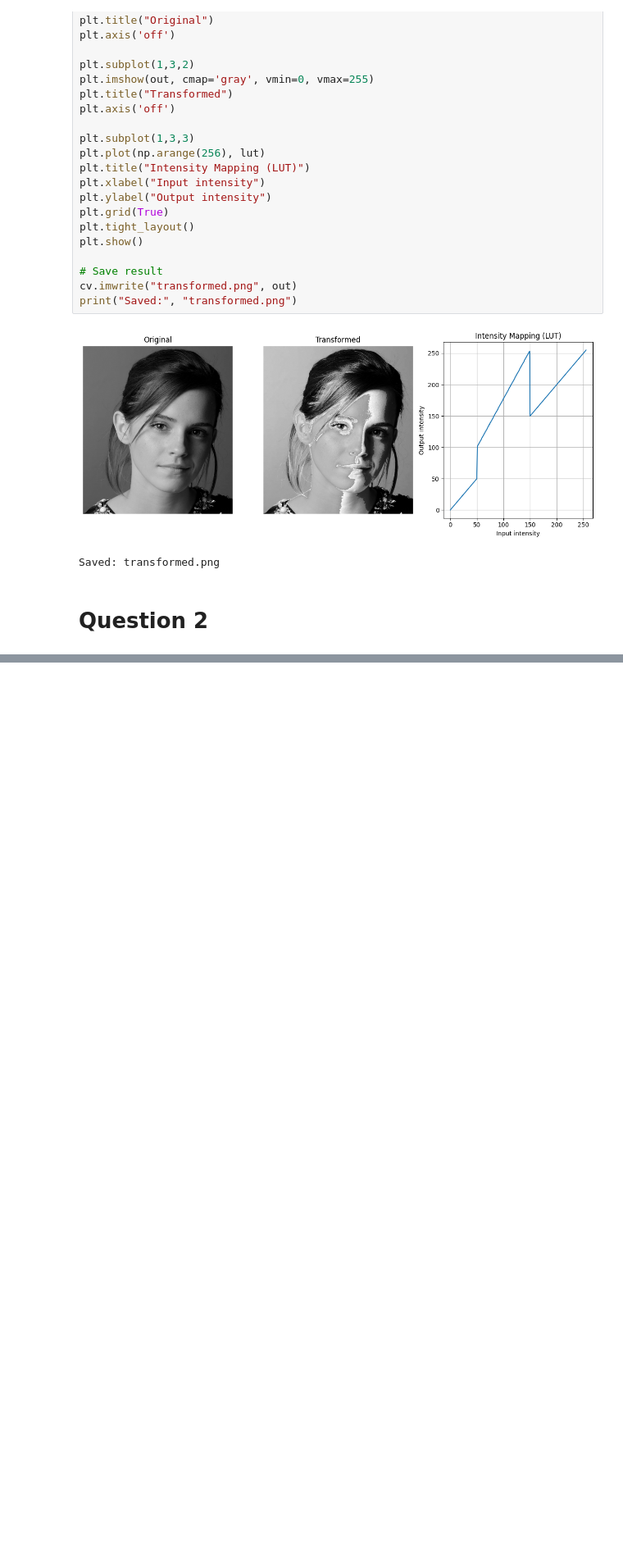
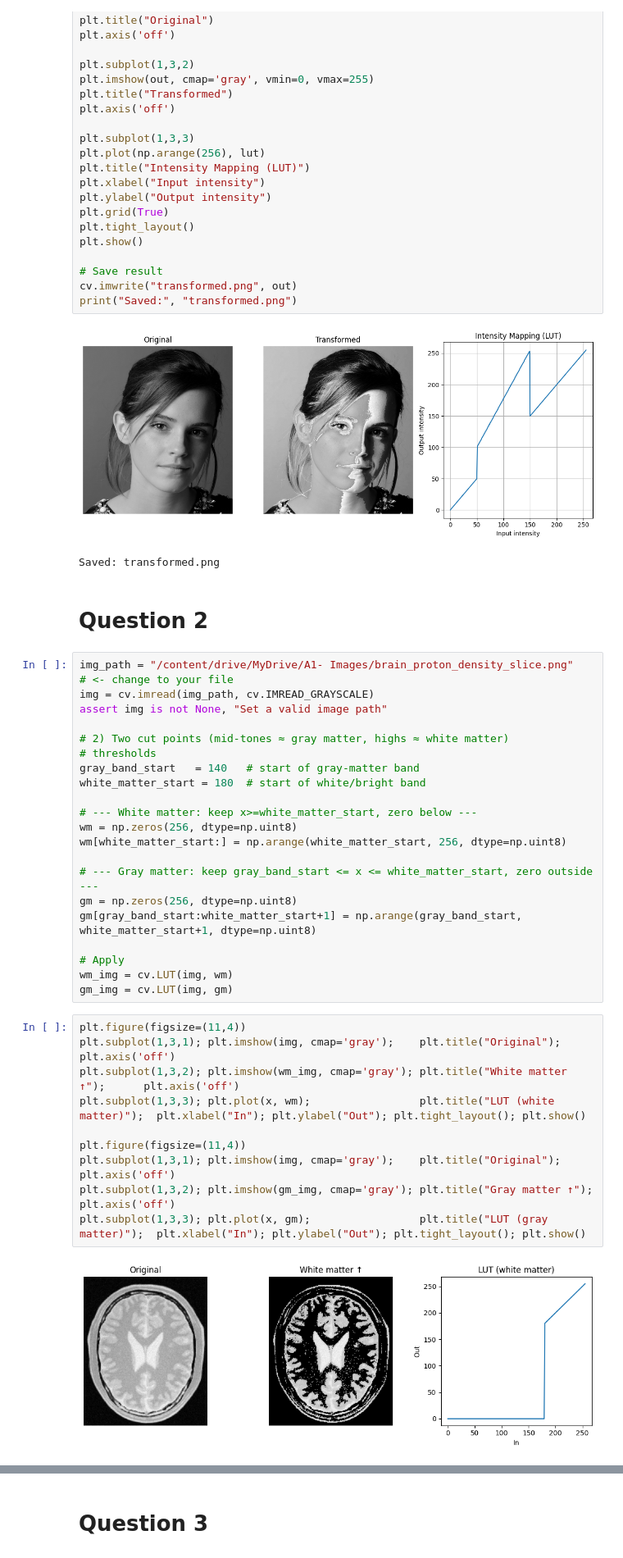
Before and after one commit to piumalnipun9/Assignment-1-Intensity-Transformations-and-Neighborhood-Filtering, a Jupyter notebook: Assignment_1_Intensity_Transformations_and_Neighborhood_Filtering.ipynb, the cells around one changed output, grey strips where cells are left out. Shown at 82% size. Saved outputs shown, nothing was run; the diff lists cells and outputs as text; blank space fills up the shorter version.

```diff
--- a/Assignment_1_Intensity_Transformations_and_Neighborhood_Filtering.ipynb
+++ b/Assignment_1_Intensity_Transformations_and_Neighborhood_Filtering.ipynb
@@ -64,3 +64,36 @@ print("Saved:", "transformed.png")
 Saved: transformed.png
 # %% [markdown]
 # Question 2
+# %%
+img_path = "/content/drive/MyDrive/A1- Images/brain_proton_density_slice.png"   # <- change to your file
+img = cv.imread(img_path, cv.IMREAD_GRAYSCALE)
+assert img is not None, "Set a valid image path"
+
+# 2) Two cut points (mid-tones ≈ gray matter, highs ≈ white matter)
+# thresholds
+gray_band_start   = 140   # start of gray-matter band
+white_matter_start = 180  # start of white/bright band
+
+# --- White matter: keep x>=white_matter_start, zero below ---
+wm = np.zeros(256, dtype=np.uint8)
+wm[white_matter_start:] = np.arange(white_matter_start, 256, dtype=np.uint8)
+
+# --- Gray matter: keep gray_band_start <= x <= white_matter_start, zero outside ---
+gm = np.zeros(256, dtype=np.uint8)
+gm[gray_band_start:white_matter_start+1] = np.arange(gray_band_start, white_matter_start+1, dtype=np.uint8)
+
+# Apply
+wm_img = cv.LUT(img, wm)
+gm_img = cv.LUT(img, gm)
+# %%
+plt.figure(figsize=(11,4))
+plt.subplot(1,3,1); plt.imshow(img, cmap='gray');    plt.title("Original");            plt.axis('off')
+plt.subplot(1,3,2); plt.imshow(wm_img, cmap='gray'); plt.title("White matter ↑");      plt.axis('off')
+plt.subplot(1,3,3); plt.plot(x, wm);                 plt.title("LUT (white matter)");  plt.xlabel("In"); plt.ylabel("Out"); plt.tight_layout(); plt.show()
+
+plt.figure(figsize=(11,4))
+plt.subplot(1,3,1); plt.imshow(img, cmap='gray');    plt.title("Original");           plt.axis('off')
+plt.subplot(1,3,2); plt.imshow(gm_img, cmap='gray'); plt.title("Gray matter ↑");      plt.axis('off')
+plt.subplot(1,3,3); plt.plot(x, gm);                 plt.title("LUT (gray matter)");  plt.xlabel("In"); plt.ylabel("Out"); plt.tight_layout(); plt.show()
+# %% [output]
+[figure, added]
@@ -66,0 +101,3 @@ Saved: transformed.png
+# %% [markdown]
+
+# Question 3
```
Also changed, not shown: parts of 3 cells of this notebook.
